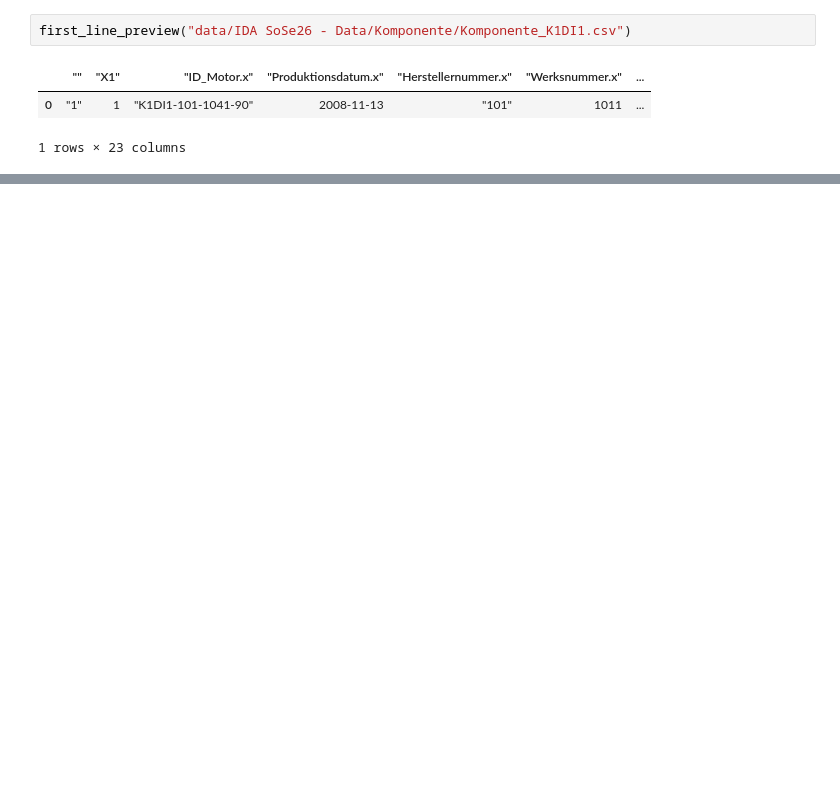
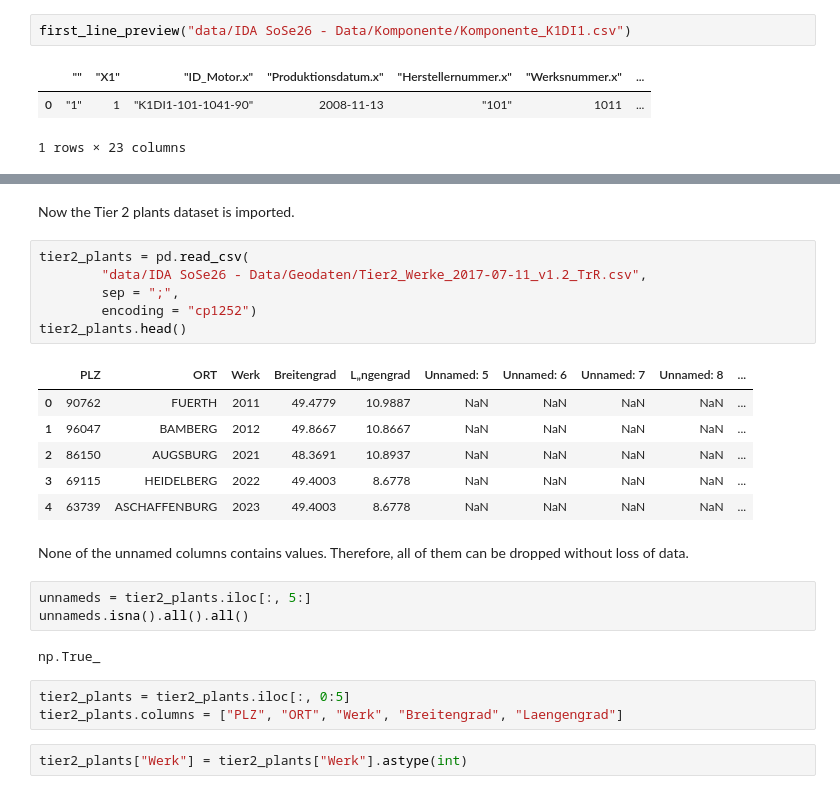
Before and after one commit to Kian7667/Car_Supply_Chain_Analysis, a Jupyter notebook: SoSe26_Case_Study_Group_11.ipynb, the cells around one changed output, grey strips where cells are left out. Drawn from its saved outputs; the diff is of its cells as text; blank space fills up the shorter version.

Commit message:
Finished Data Cleaning and Preparation for the Case Study. Added a README and requirements.txt file in the additional_files folder for better documentation and dependency management.

```diff
--- a/SoSe26_Case_Study_Group_11.ipynb
+++ b/SoSe26_Case_Study_Group_11.ipynb
@@ -366,0 +1052,27 @@ engine_k1di1_path = "data/IDA SoSe26 - Data/Komponente_K1DI1.csv"
+# %% [markdown]
+Now the Tier 2 plants dataset is imported.
+# %%
+tier2_plants = pd.read_csv(
+        "data/IDA SoSe26 - Data/Geodaten/Tier2_Werke_2017-07-11_v1.2_TrR.csv",
+        sep = ";",
+        encoding = "cp1252")
+tier2_plants.head()
+# %% [output]
+|  | PLZ | ORT | Werk | Breitengrad | L„ngengrad | Unnamed: 5 | Unnamed: 6 | Unnamed: 7 | Unnamed: 8 | ... |
+| 0 | 90762 | FUERTH | 2011 | 49.4779 | 10.9887 | NaN | NaN | NaN | NaN | ... |
+| 1 | 96047 | BAMBERG | 2012 | 49.8667 | 10.8667 | NaN | NaN | NaN | NaN | ... |
+| 2 | 86150 | AUGSBURG | 2021 | 48.3691 | 10.8937 | NaN | NaN | NaN | NaN | ... |
+| 3 | 69115 | HEIDELBERG | 2022 | 49.4003 | 8.6778 | NaN | NaN | NaN | NaN | ... |
+| 4 | 63739 | ASCHAFFENBURG | 2023 | 49.4003 | 8.6778 | NaN | NaN | NaN | NaN | ... |
+# %% [markdown]
+None of the unnamed columns contains values. Therefore, all of them can be dropped without loss of data.
+# %%
+unnameds = tier2_plants.iloc[:, 5:]
+unnameds.isna().all().all()
+# %% [output]
+np.True_
+# %%
+tier2_plants = tier2_plants.iloc[:, 0:5]
+tier2_plants.columns = ["PLZ", "ORT", "Werk", "Breitengrad", "Laengengrad"]
+# %%
+tier2_plants["Werk"] = tier2_plants["Werk"].astype(int)
```
Also changed, not shown: parts of 216 cells of this notebook, 2 other files.
